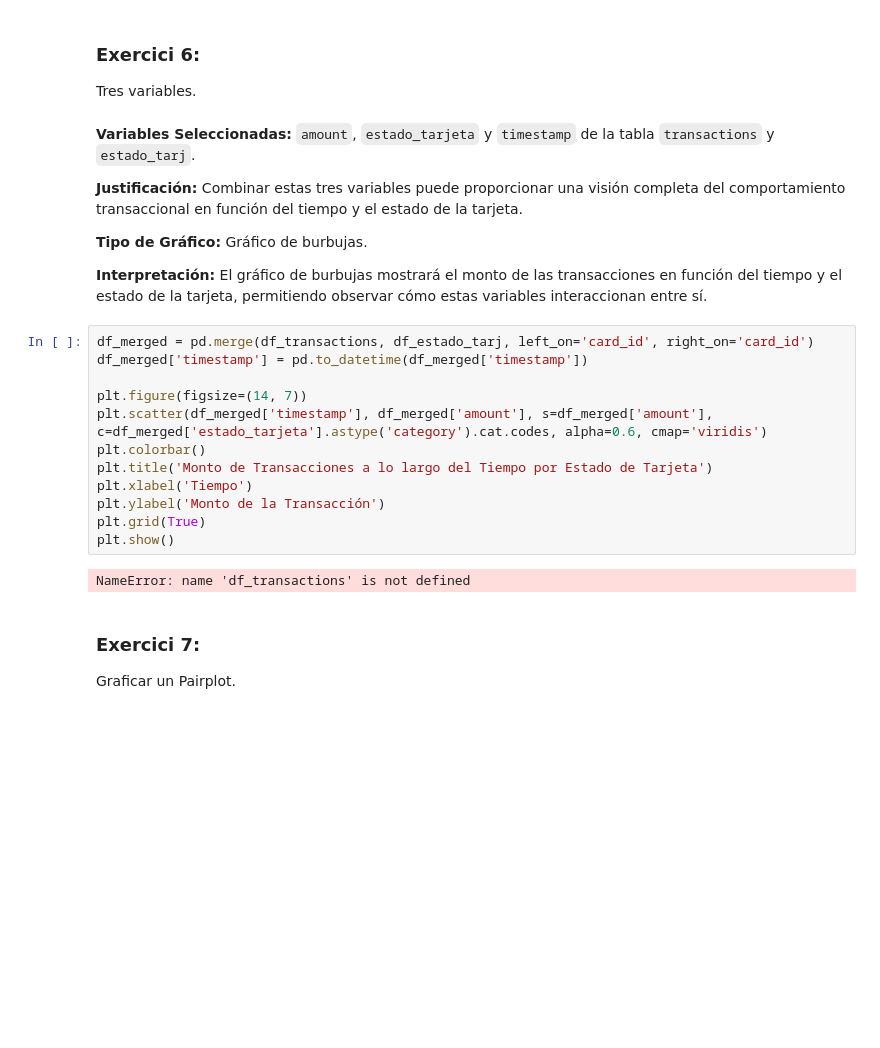
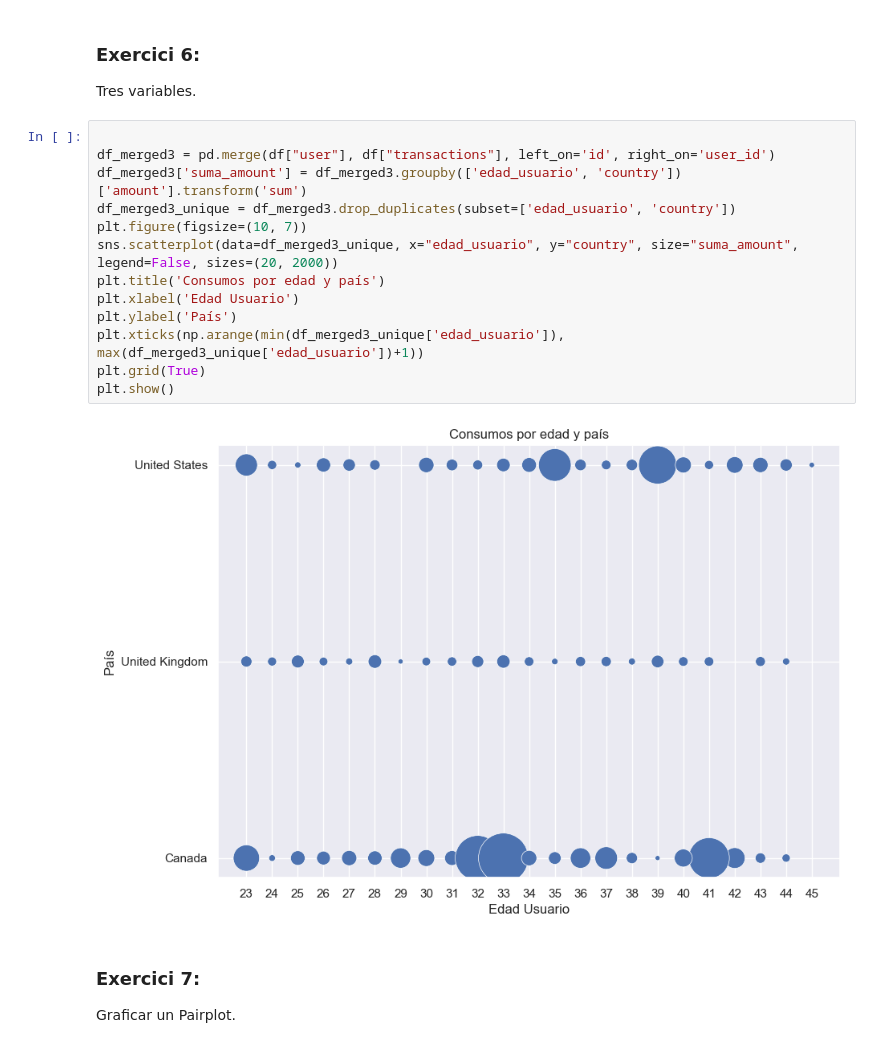
Before and after one commit to Cony-Zappala/curso_data_analyst_sprint_8, a Jupyter notebook: sprint 8.ipynb, the cells around one changed output. Saved outputs shown, nothing was run; the diff lists cells and outputs as text; blank space fills up the shorter version.

Commit message:
hasta el ejercicio de tres variables

```diff
--- a/sprint 8.ipynb
+++ b/sprint 8.ipynb
@@ -158,29 +162,21 @@ Sería interesante ver cuánto han gastado cada uno de los países. Porque tambi
 # %% [markdown]
 ### Exercici 6:
 Tres variables.
-# %% [markdown]
-
-**Variables Seleccionadas:** `amount`, `estado_tarjeta` y `timestamp` de la tabla `transactions` y `estado_tarj`.
-
-**Justificación:** Combinar estas tres variables puede proporcionar una visión completa del comportamiento transaccional en función del tiempo y el estado de la tarjeta.
-
-**Tipo de Gráfico:** Gráfico de burbujas.
-
-**Interpretación:** El gráfico de burbujas mostrará el monto de las transacciones en función del tiempo y el estado de la tarjeta, permitiendo observar cómo estas variables interaccionan entre sí.
-# %%
-df_merged = pd.merge(df_transactions, df_estado_tarj, left_on='card_id', right_on='card_id')
-df_merged['timestamp'] = pd.to_datetime(df_merged['timestamp'])
-
-plt.figure(figsize=(14, 7))
-plt.scatter(df_merged['timestamp'], df_merged['amount'], s=df_merged['amount'], c=df_merged['estado_tarjeta'].astype('category').cat.codes, alpha=0.6, cmap='viridis')
-plt.colorbar()
-plt.title('Monto de Transacciones a lo largo del Tiempo por Estado de Tarjeta')
-plt.xlabel('Tiempo')
-plt.ylabel('Monto de la Transacción')
-plt.grid(True)
-plt.show()
-# %% [output]
-NameError: name 'df_transactions' is not defined
+# %%
+
+df_merged3 = pd.merge(df["user"], df["transactions"], left_on='id', right_on='user_id')
+df_merged3['suma_amount'] = df_merged3.groupby(['edad_usuario', 'country'])['amount'].transform('sum')
+df_merged3_unique = df_merged3.drop_duplicates(subset=['edad_usuario', 'country'])
+plt.figure(figsize=(10, 7))
+sns.scatterplot(data=df_merged3_unique, x="edad_usuario", y="country", size="suma_amount", legend=False, sizes=(20, 2000))
+plt.title('Consumos por edad y país')
+plt.xlabel('Edad Usuario')
+plt.ylabel('País')
+plt.xticks(np.arange(min(df_merged3_unique['edad_usuario']), max(df_merged3_unique['edad_usuario'])+1))
+plt.grid(True)
+plt.show()
+# %% [output]
+[figure, added]
 # %% [markdown]
 
 ### Exercici 7:
```
Also changed, not shown: parts of 6 cells of this notebook.
